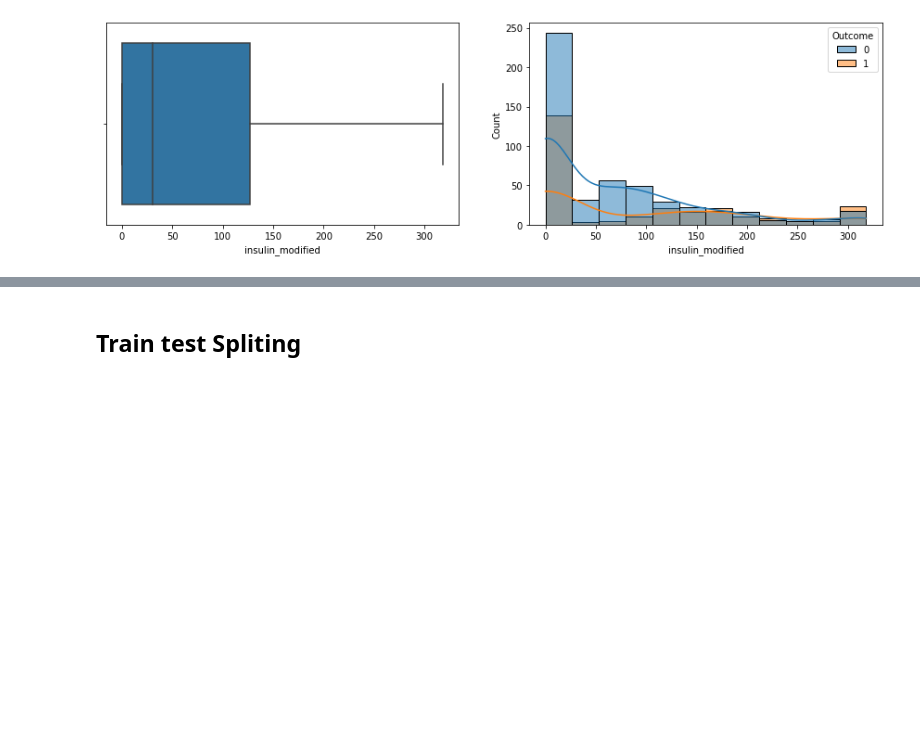
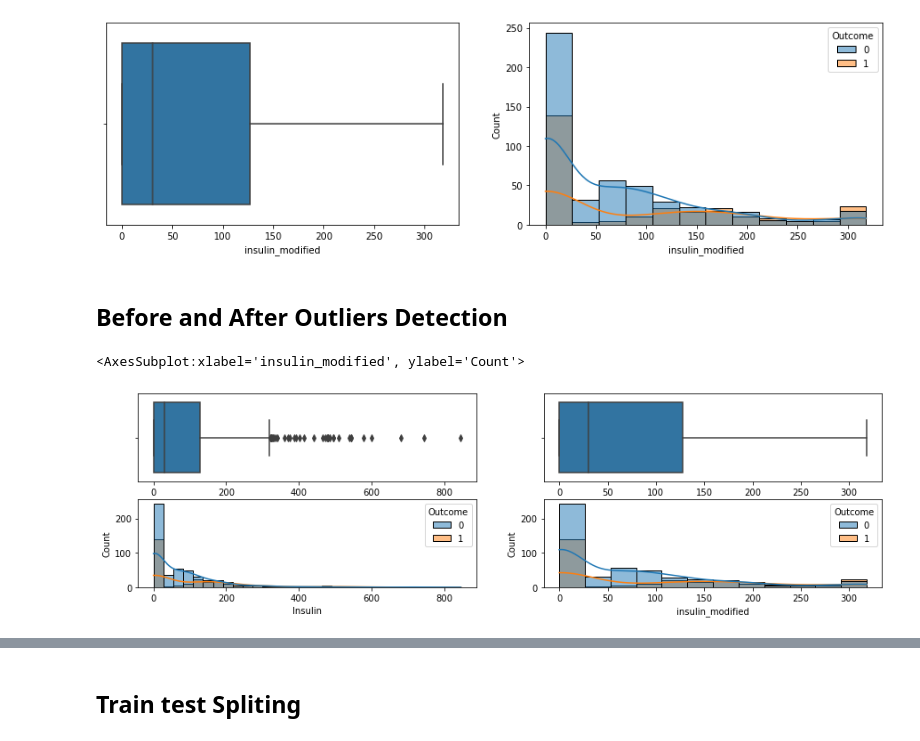
Before and after one commit to Sialsanwal/Data-Science, a Jupyter notebook: Pre-Processing of Diabaties.ipynb, the cells around one changed output, grey strips where cells are left out. Cells and saved outputs as stored; diff of their text form; code cells hidden in the pictures; blank space fills up the shorter version.

```diff
--- a/Pre-Processing of Diabaties.ipynb
+++ b/Pre-Processing of Diabaties.ipynb
@@ -263,6 +277,25 @@ sns.histplot(data=df, hue='Outcome', x="insulin_modified",kde=True)
 plt.show()
 # %% [output]
 [figure]
+# %% [markdown]
+## Before and After Outliers Detection
+# %%
+fig = plt.figure(figsize=[15,4])
+
+plt.subplot(2,2,1)
+sns.boxplot(x='Insulin', data=df)
+
+plt.subplot(2,2,3)
+sns.histplot(data=df, hue='Outcome', x="Insulin",kde=True)
+
+plt.subplot(2,2,2)
+sns.boxplot(x='insulin_modified', data=df)
+
+plt.subplot(2,2,4)
+sns.histplot(data=df, hue='Outcome', x="insulin_modified",kde=True)
+# %% [output]
+<AxesSubplot:xlabel='insulin_modified', ylabel='Count'>
+[figure, added]
 # %%
 #visulaizing body mass index
 fig = plt.figure(figsize=[15,4])
```
Also changed, not shown: parts of 26 cells of this notebook.
